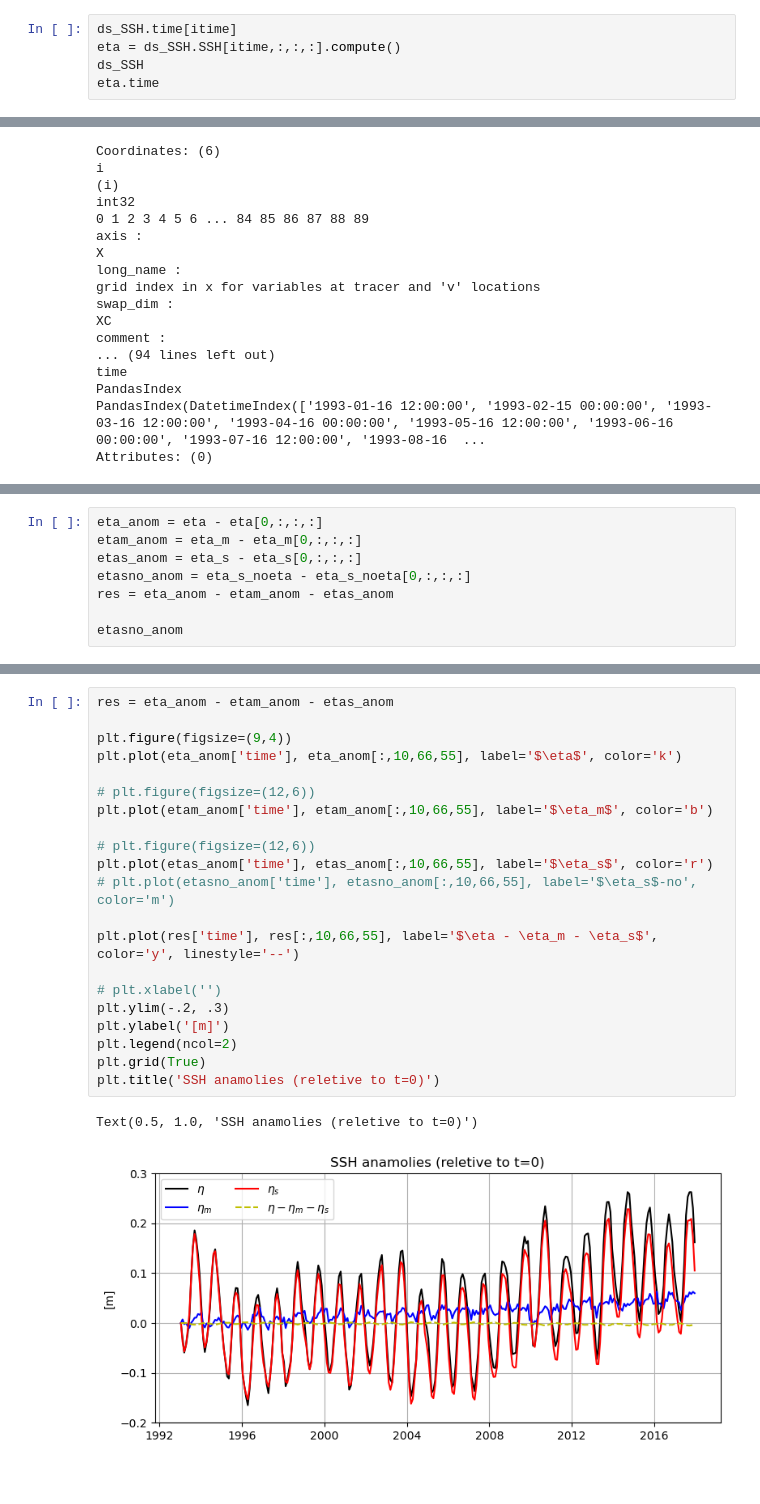
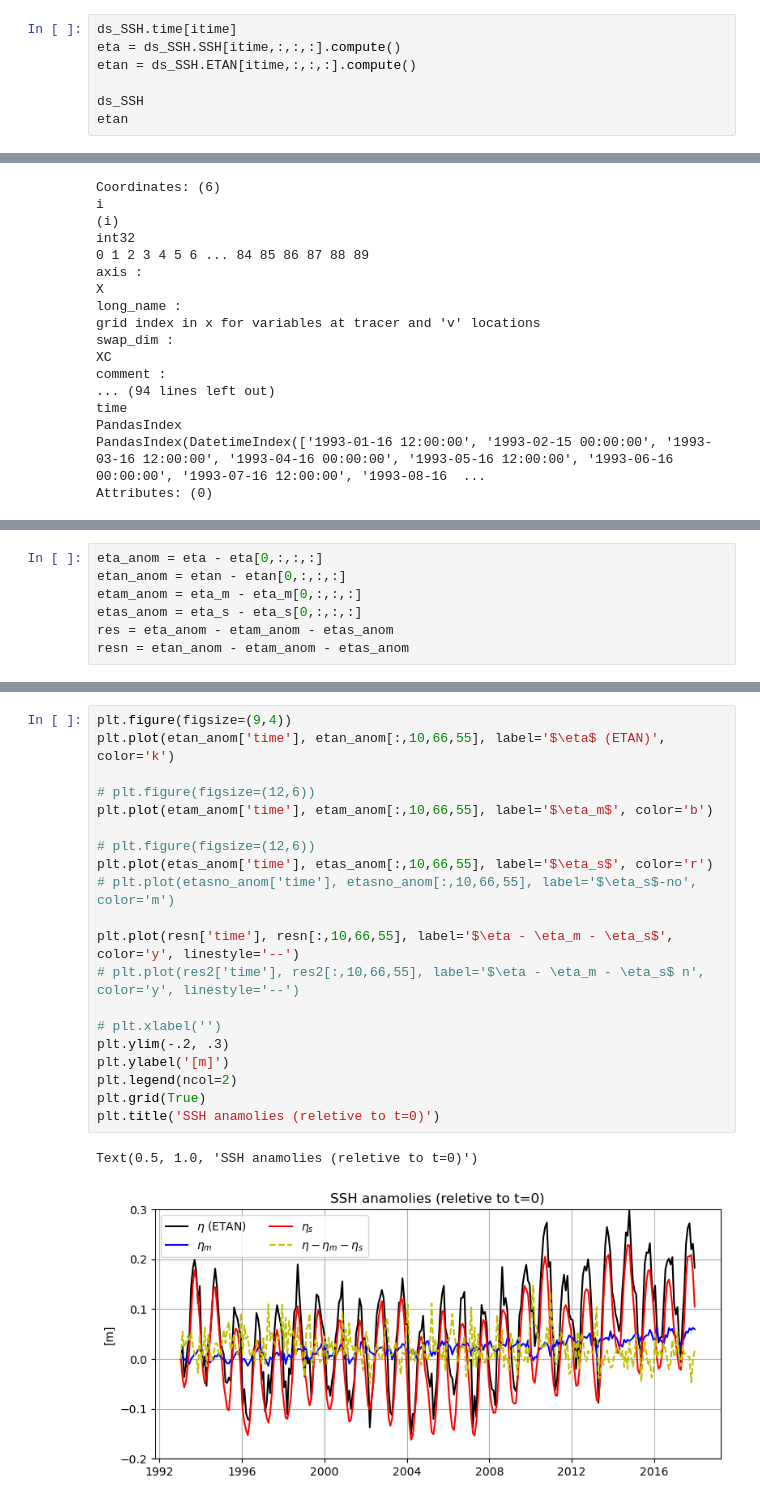
Before and after one commit to ojhoundegnonto/ESS25-Team_PISEAL, a Jupyter notebook: notebooks/decomp_SSH_v2.ipynb, the cells around one changed output, grey strips where cells are left out. Cells and saved outputs as stored; diff of their text form.

```diff
--- a/notebooks/decomp_SSH_v2.ipynb
+++ b/notebooks/decomp_SSH_v2.ipynb
@@ -237,6 +257,8 @@ itime = ((ds_PRE.time >= np.array(datetime.datetime(1993,1,1)).astype('datetime6
 # %%
 ds_SSH.time[itime]
 eta = ds_SSH.SSH[itime,:,:,:].compute()
+etan = ds_SSH.ETAN[itime,:,:,:].compute()
+
 ds_SSH
-eta.time
+etan
 # %% [output]
@@ -386,8 +370,7 @@ Text(0.5, 1.0, '\\eta')
 # %%
 eta_anom = eta - eta[0,:,:,:]
+etan_anom = etan - etan[0,:,:,:]
 etam_anom = eta_m - eta_m[0,:,:,:]
 etas_anom = eta_s - eta_s[0,:,:,:]
-etasno_anom = eta_s_noeta - eta_s_noeta[0,:,:,:]
 res = eta_anom - etam_anom - etas_anom
-
-etasno_anom
+resn = etan_anom - etam_anom - etas_anom
@@ -420,24 +377,23 @@ Attributes: (0)
-# %%
-res = eta_anom - etam_anom - etas_anom
-
-plt.figure(figsize=(9,4))
-plt.plot(eta_anom['time'], eta_anom[:,10,66,55], label='$\eta$', color='k')
-
-# plt.figure(figsize=(12,6))
-plt.plot(etam_anom['time'], etam_anom[:,10,66,55], label='$\eta_m$', color='b')
-
-# plt.figure(figsize=(12,6))
-plt.plot(etas_anom['time'], etas_anom[:,10,66,55], label='$\eta_s$', color='r')
-# plt.plot(etasno_anom['time'], etasno_anom[:,10,66,55], label='$\eta_s$-no', color='m')
-
-plt.plot(res['time'], res[:,10,66,55], label='$\eta - \eta_m - \eta_s$', color='y', linestyle='--')
-
-# plt.xlabel('')
-plt.ylim(-.2, .3)
-plt.ylabel('[m]')
-plt.legend(ncol=2)
-plt.grid(True)
-plt.title('SSH anamolies (reletive to t=0)')
-# %% [output]
-Text(0.5, 1.0, 'SSH anamolies (reletive to t=0)')
-[figure, removed]
+# %%
+plt.figure(figsize=(9,4))
+plt.plot(etan_anom['time'], etan_anom[:,10,66,55], label='$\eta$ (ETAN)', color='k')
+
+# plt.figure(figsize=(12,6))
+plt.plot(etam_anom['time'], etam_anom[:,10,66,55], label='$\eta_m$', color='b')
+
+# plt.figure(figsize=(12,6))
+plt.plot(etas_anom['time'], etas_anom[:,10,66,55], label='$\eta_s$', color='r')
+# plt.plot(etasno_anom['time'], etasno_anom[:,10,66,55], label='$\eta_s$-no', color='m')
+
+plt.plot(resn['time'], resn[:,10,66,55], label='$\eta - \eta_m - \eta_s$', color='y', linestyle='--')
+# plt.plot(res2['time'], res2[:,10,66,55], label='$\eta - \eta_m - \eta_s$ n', color='y', linestyle='--')
+
+# plt.xlabel('')
+plt.ylim(-.2, .3)
+plt.ylabel('[m]')
+plt.legend(ncol=2)
+plt.grid(True)
+plt.title('SSH anamolies (reletive to t=0)')
+# %% [output]
+Text(0.5, 1.0, 'SSH anamolies (reletive to t=0)')
+[figure, added]
```
Also changed, not shown: parts of 15 cells of this notebook, 1 other file.
